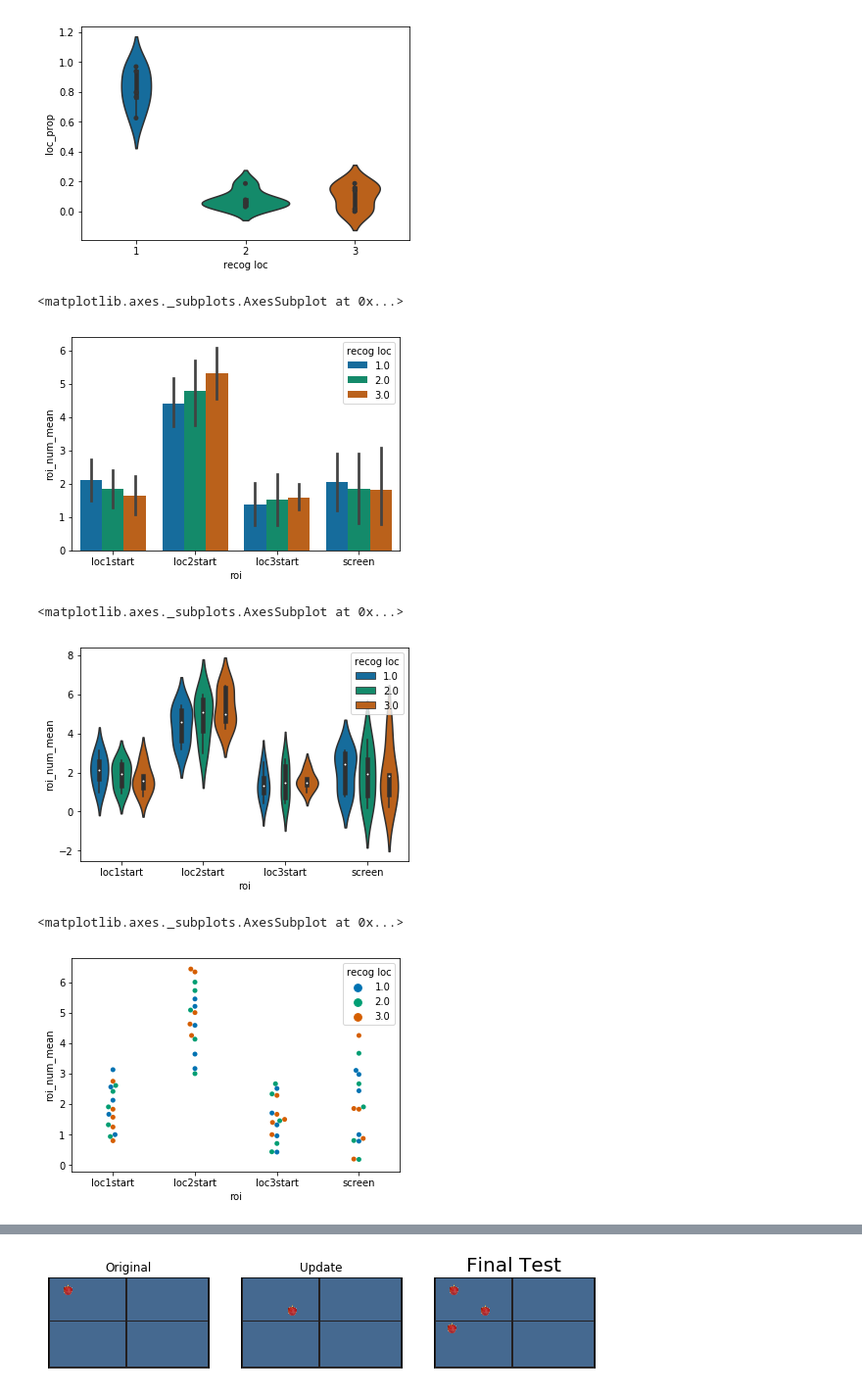
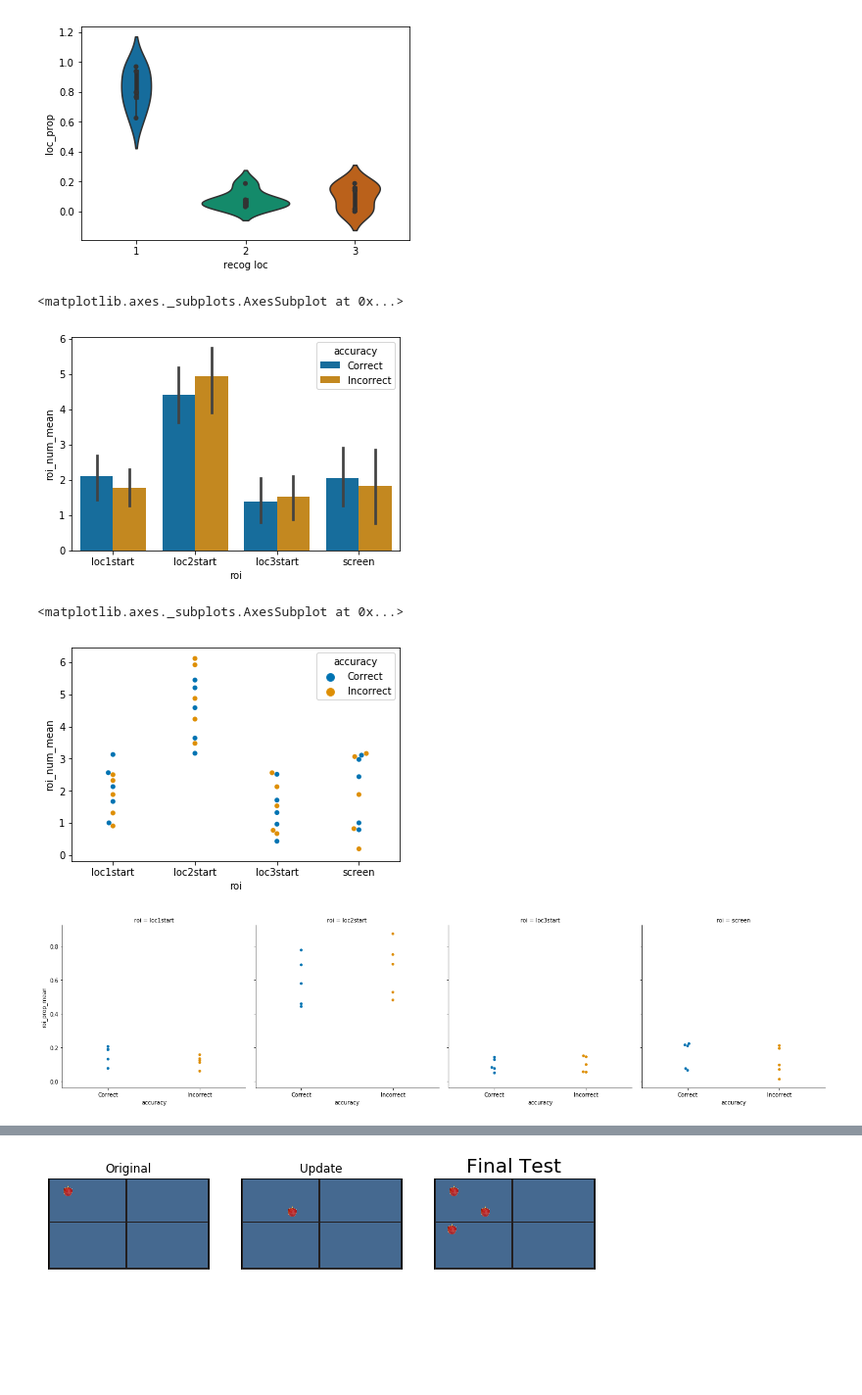
Before and after one commit to donnajobridge/location-space, a Jupyter notebook: eyebehave_visuals.ipynb, the cells around one changed output, grey strips where cells are left out. Shown at 98% size. Drawn from its saved outputs; the diff is of its cells as text; code cells hidden in the pictures; blank space fills up the shorter version.

```diff
--- a/eyebehave_visuals.ipynb
+++ b/eyebehave_visuals.ipynb
@@ -6,7 +10,7 @@ import matplotlib.pyplot as plt
 # %%
 sublist=['ec105', 'ec106', 'ec107', 'ec108', 'ec109']
 # sublist=['ec108']
-phase='recog'
+phase='refresh'
 all=pd.DataFrame()
 for sub in sublist:
     file='data/' + sub + phase + 'eyebehave.csv'
@@ -38,5 +40,8 @@ fix=all_roi[all_roi['event']=='EFIX']
 fix=fix[fix['duration']>80]
 fix=fix[fix['recog loc']>0]
+# %%
+fix['accuracy'] = fix['recog loc']
+fix['accuracy'] = fix['accuracy'].map({1:'Correct', 2:'Incorrect', 3:'Incorrect'})
 # %%
 fig, ax = plt.subplots()
 ax.set_xlim(0, 2000)
@@ -73,14 +57,14 @@ fix
 rois=['loc1start', 'loc2start', 'loc3start', 'screen']
 roi_prop_dict={}
 roi_prop_list=[]
-for row, ldf in fix.groupby(['sub', 'trialnum', 'cond', 'recog loc']):
+for row, ldf in fix.groupby(['sub', 'trialnum', 'cond', 'accuracy']):
     roi_sum = ldf['duration'].sum()
     for roi in rois:
         loc_ldf = ldf[ldf['startloc']==roi]
         loc_dur = loc_ldf['duration'].sum()
         loc_prop = loc_dur/roi_sum
         roi_prop_dict = {'sub':ldf['sub'].iloc[0], 'cond':ldf['cond'].iloc[0], 'trial':ldf['trialnum'].iloc[0],
-                         'recog loc':ldf['recog loc'].iloc[0],
+                         'accuracy':ldf['accuracy'].iloc[0],
                          'all_roi_dur':roi_sum, 'roi':roi, 'roi_dur':loc_dur, 'roi_prop':loc_prop,
                          'roi_num':loc_ldf.shape[0]}
         roi_prop_list.append(roi_prop_dict)
@@ -108,10 +92,10 @@ roi_fix_tidy
 # %%
 sub_fix_list = []
-for row, ldf in roi_fix_tidy.groupby(['sub', 'cond', 'roi', 'recog loc']):
+for row, ldf in roi_fix_tidy.groupby(['sub', 'cond', 'roi', 'accuracy']):
     roi_num_mean=ldf['roi_num'].mean()
     roi_dur_mean=ldf['roi_dur'].mean()
     roi_prop_mean=ldf['roi_prop'].mean()
-    sub_fix_dict = {'sub':row[0], 'cond':row[1], 'roi':row[2], 'recog loc':row[3],
+    sub_fix_dict = {'sub':row[0], 'cond':row[1], 'roi':row[2], 'accuracy':row[3],
                    'roi_num_mean':roi_num_mean, 'roi_dur_mean':roi_dur_mean, 'roi_prop_mean':roi_prop_mean}
     sub_fix_list.append(sub_fix_dict)
 sub_fix_tidy=pd.DataFrame(sub_fix_list)
@@ -190,21 +386,20 @@ plt.savefig('figs/recog_behave_viostrip_match.eps', format='eps', dpi=1000)
 # %% [output]
 [figure]
 # %%
-sns.barplot(x='roi', y='roi_num_mean', data=sub_fix_tidy[sub_fix_tidy['cond']==1], hue='recog loc',
+sns.barplot(x='roi', y='roi_num_mean', data=sub_fix_tidy[sub_fix_tidy['cond']==1], hue='accuracy',
             palette='colorblind')
 # %% [output]
 <matplotlib.axes._subplots.AxesSubplot at 0x...>
-[figure, old version]
+[figure, new version]
 # %%
-sns.violinplot(x="roi", y="roi_num_mean", hue='recog loc', data=sub_fix_tidy[sub_fix_tidy['cond']==1],
+sns.swarmplot(x="roi", y="roi_num_mean", hue='accuracy', data=sub_fix_tidy[sub_fix_tidy['cond']==1],
                palette="colorblind")
 # %% [output]
 <matplotlib.axes._subplots.AxesSubplot at 0x...>
-[figure, old version]
+[figure, new version]
 # %%
-sns.swarmplot(x="roi", y="roi_num_mean", hue='recog loc', data=sub_fix_tidy[sub_fix_tidy['cond']==1],
-               palette="colorblind")
+sns.factorplot(x="accuracy", y="roi_prop_mean", col="roi",
+               data=sub_fix_tidy[sub_fix_tidy['cond']==1], kind="swarm", palette='colorblind');
 # %% [output]
-<matplotlib.axes._subplots.AxesSubplot at 0x...>
-[figure, old version]
+[figure, new version]
 # %%
```
Also changed, not shown: parts of 42 cells of this notebook, 38 other files.
